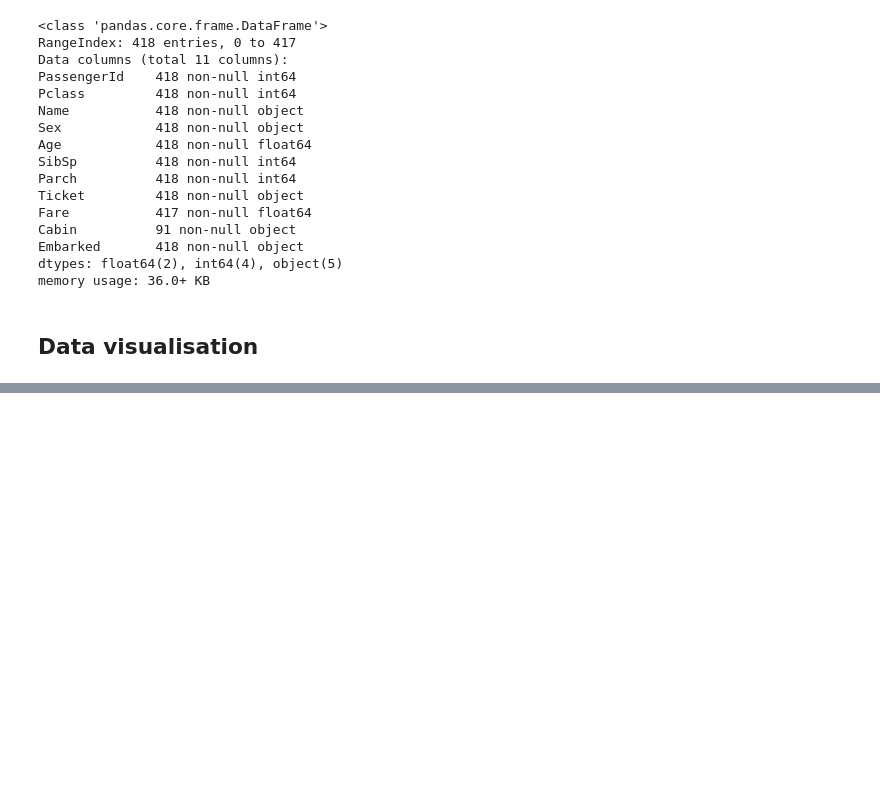
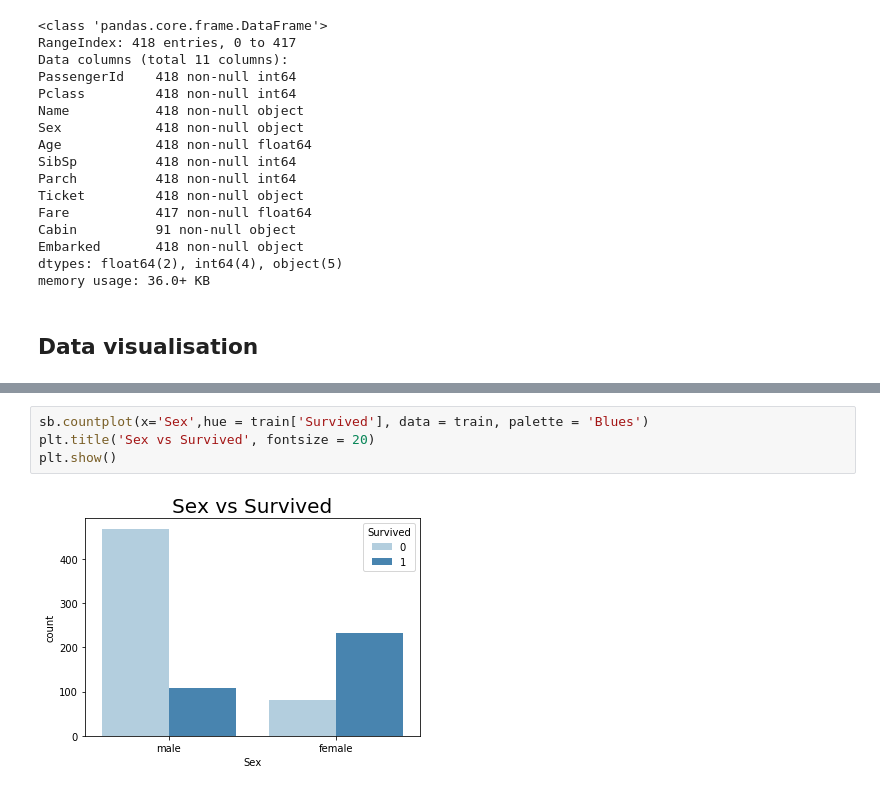
Before and after one commit to gilbeckers/titanic, a Jupyter notebook: DataVisulisation-and-XGBClassifier.ipynb, the cells around one changed output, grey strips where cells are left out. Cells and saved outputs as stored; diff of their text form; blank space fills up the shorter version.

```diff
--- a/DataVisulisation-and-XGBClassifier.ipynb
+++ b/DataVisulisation-and-XGBClassifier.ipynb
@@ -221,0 +234,6 @@ plt.show()
+# %%
+sb.countplot(x='Sex',hue = train['Survived'], data = train, palette = 'Blues')
+plt.title('Sex vs Survived', fontsize = 20)
+plt.show()
+# %% [output]
+[figure, added]
```
Also changed, not shown: parts of 37 cells of this notebook, 1 other file.
